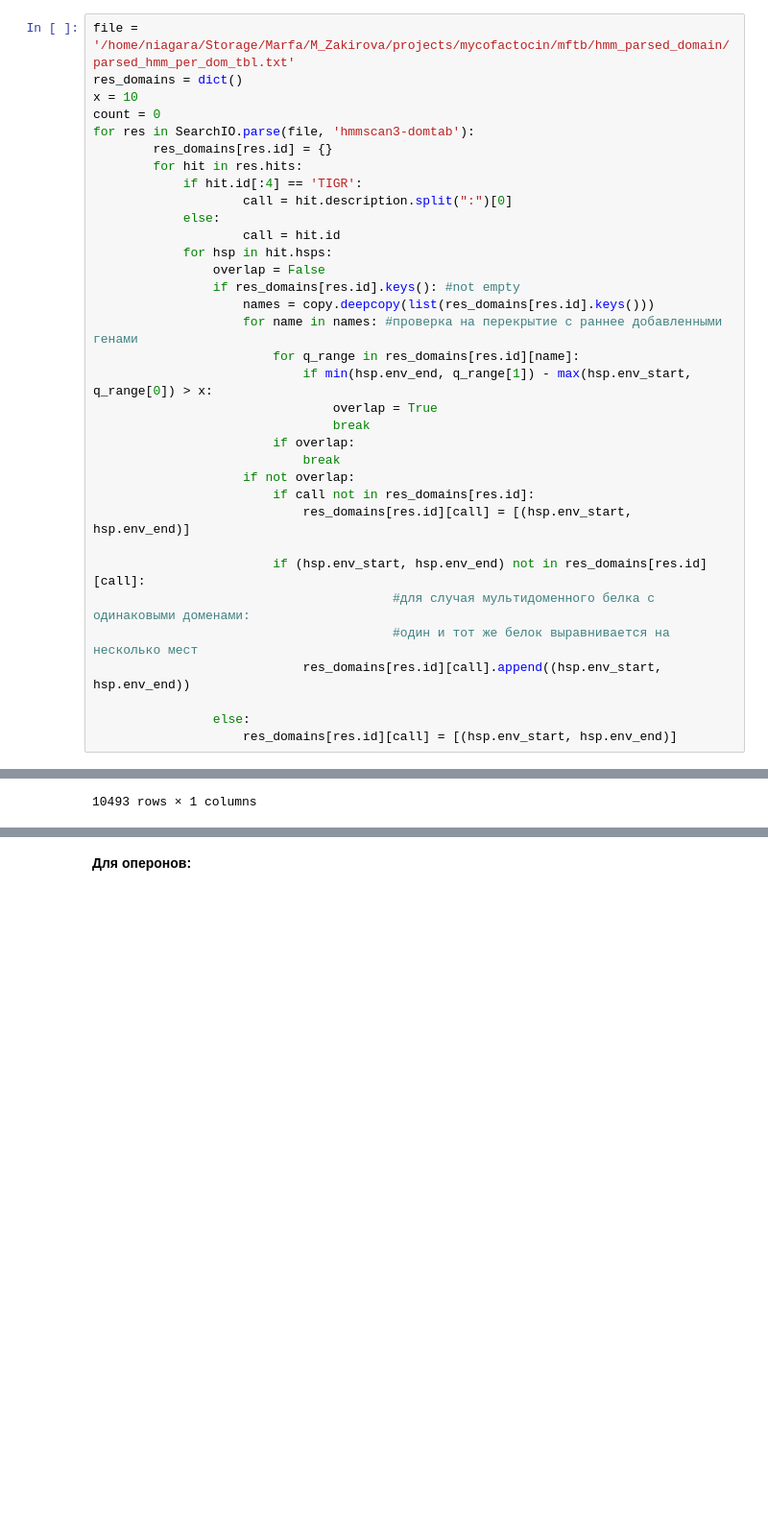
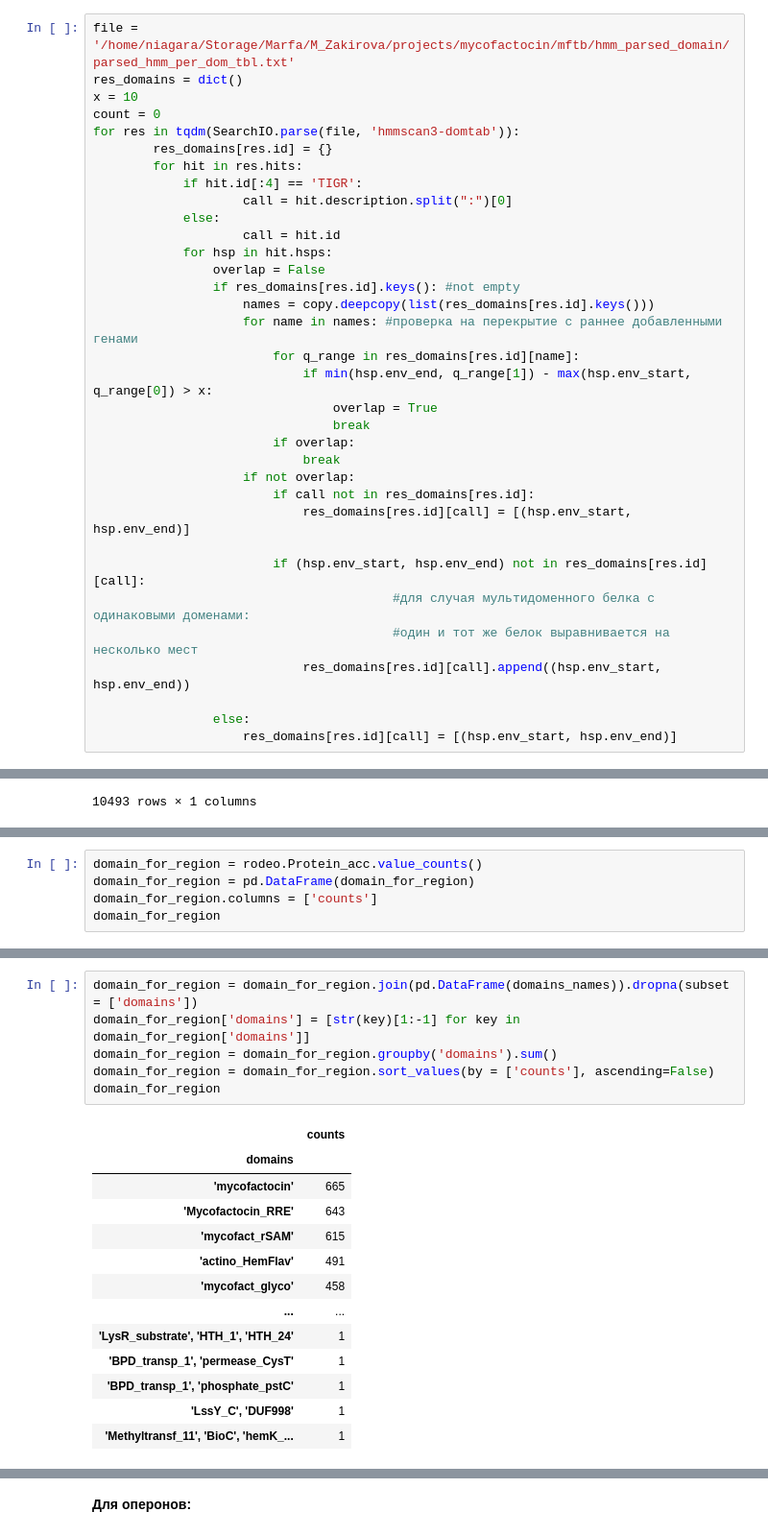
Before and after one commit to marfadita/mycofactocin, a Jupyter notebook: mftb/hmm_for_domains/counts/domain_arch_counts.ipynb, the cells around one changed output, grey strips where cells are left out. Shown at 96% size. Drawn from its saved outputs; the diff is of its cells as text; blank space fills up the shorter version.

```diff
--- a/mftb/hmm_for_domains/counts/domain_arch_counts.ipynb
+++ b/mftb/hmm_for_domains/counts/domain_arch_counts.ipynb
@@ -32,7 +32,7 @@ file = '/home/niagara/Storage/Marfa/M_Zakirova/projects/mycofactocin/mftb/hmm_pa
 res_domains = dict()
 x = 10
 count = 0
-for res in SearchIO.parse(file, 'hmmscan3-domtab'):
+for res in tqdm(SearchIO.parse(file, 'hmmscan3-domtab')):
         res_domains[res.id] = {}
         for hit in res.hits:
             if hit.id[:4] == 'TIGR':
@@ -129,0 +85,5 @@ domains_count_regions
+# %%
+domain_for_region = rodeo.Protein_acc.value_counts()
+domain_for_region = pd.DataFrame(domain_for_region)
+domain_for_region.columns = ['counts']
+domain_for_region
@@ -129,0 +104,20 @@ domains_count_regions
+# %%
+domain_for_region = domain_for_region.join(pd.DataFrame(domains_names)).dropna(subset = ['domains'])
+domain_for_region['domains'] = [str(key)[1:-1] for key in domain_for_region['domains']]
+domain_for_region = domain_for_region.groupby('domains').sum()
+domain_for_region = domain_for_region.sort_values(by = ['counts'], ascending=False)
+domain_for_region
+# %% [output]
+|  | counts |
+| domains |  |
+| 'mycofactocin' | 665 |
+| 'Mycofactocin_RRE' | 643 |
+| 'mycofact_rSAM' | 615 |
+| 'actino_HemFlav' | 491 |
+| 'mycofact_glyco' | 458 |
+| ... | ... |
+| 'LysR_substrate', 'HTH_1', 'HTH_24' | 1 |
+| 'BPD_transp_1', 'permease_CysT' | 1 |
+| 'BPD_transp_1', 'phosphate_pstC' | 1 |
+| 'LssY_C', 'DUF998' | 1 |
+| 'Methyltransf_11', 'BioC', 'hemK_... | 1 |
```
Also changed, not shown: parts of 11 cells of this notebook, 2 other files.
